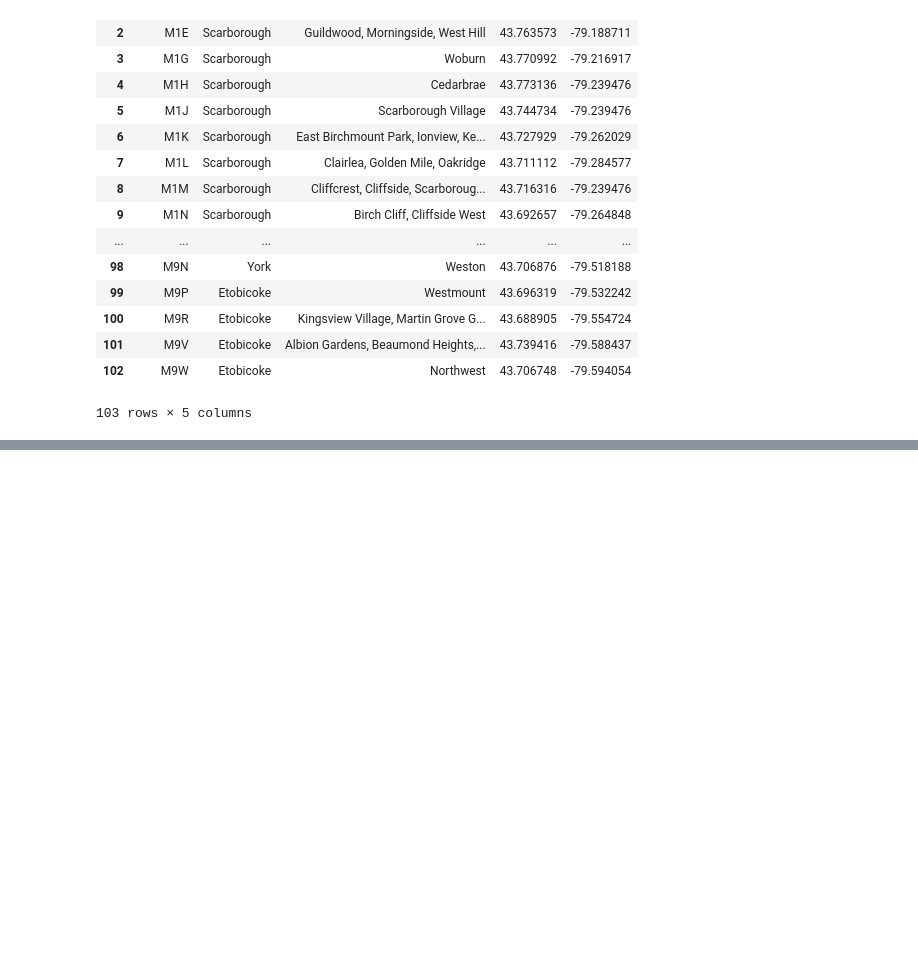
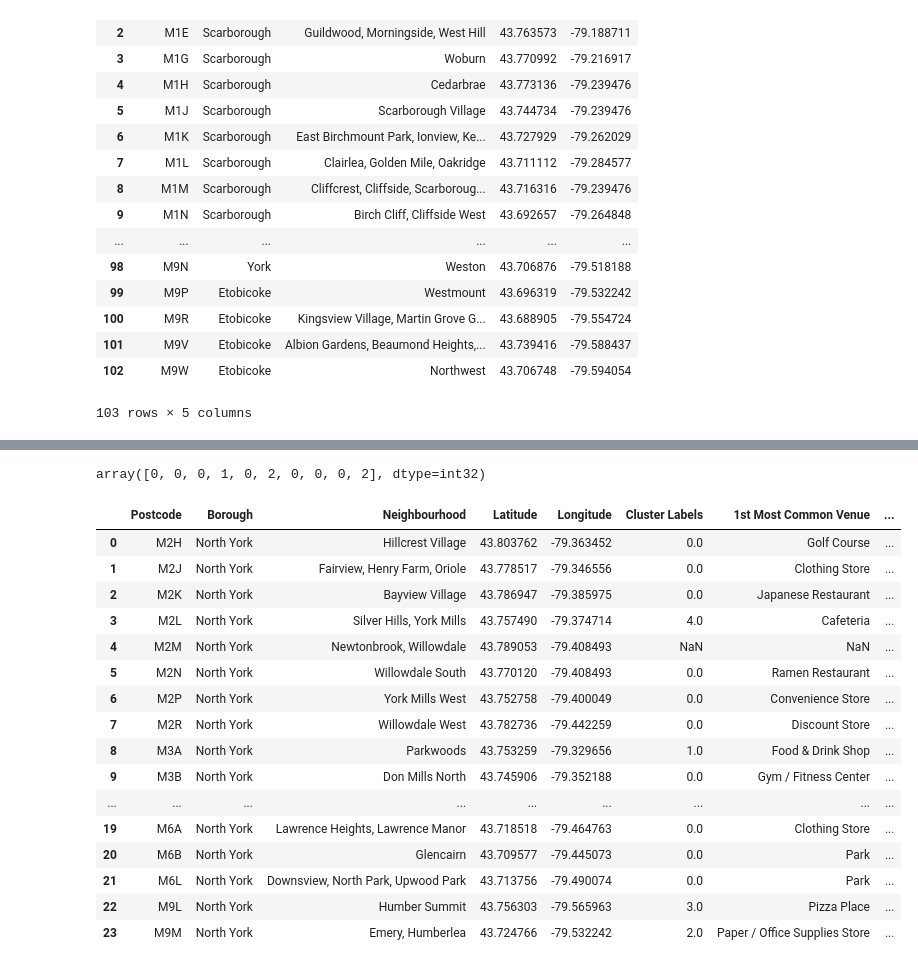
Before and after one commit to lfk-creator/Segmenting-and-Clustering-Neighborhoods-in-Toronto, a Jupyter notebook: Segmenting and Clustering Neighborhoods.ipynb, the cells around one changed output, grey strips where cells are left out. Drawn from its saved outputs; the diff is of its cells as text; code cells hidden in the pictures; blank space fills up the shorter version.

```diff
--- a/Segmenting and Clustering Neighborhoods.ipynb
+++ b/Segmenting and Clustering Neighborhoods.ipynb
@@ -80,0 +333,3 @@ df.head(103)
+# %%
+nyork_grouped = nyork_onehot.groupby('Neighbourhood').mean().reset_index()
+nyork_grouped
@@ -80,0 +355,12 @@ df.head(103)
+# %%
+num_top_venues = 5
+
+for hood in nyork_grouped['Neighbourhood']:
+    print("----"+hood+"----")
+    temp = nyork_grouped[nyork_grouped['Neighbourhood'] == hood].T.reset_index()
+    temp.columns = ['venue','freq']
+    temp = temp.iloc[1:]
+    temp['freq'] = temp['freq'].astype(float)
+    temp = temp.round({'freq': 2})
+    print(temp.sort_values('freq', ascending=False).reset_index(drop=True).head(num_top_venues))
+    print('\n')
@@ -80,0 +385,6 @@ df.head(103)
+# %%
+def return_most_common_venues(row, num_top_venues):
+    row_categories = row.iloc[1:]
+    row_categories_sorted = row_categories.sort_values(ascending=False)
+
+    return row_categories_sorted.index.values[0:num_top_venues]
@@ -80,0 +421,44 @@ df.head(103)
+# %%
+# import k-means from clustering stage
+from sklearn.cluster import KMeans
+
+# set number of clusters
+kclusters = 5
+
+nyork_grouped_clustering = nyork_grouped.drop('Neighbourhood', 1)
+
+# run k-means clustering
+kmeans = KMeans(n_clusters=kclusters, random_state=0).fit(nyork_grouped_clustering)
+
+# check cluster labels generated for each row in the dataframe
+kmeans.labels_[0:10]
+# %% [output]
+array([0, 0, 0, 1, 0, 2, 0, 0, 0, 2], dtype=int32)
+# %%
+# add clustering labels
+neighbourhoods_venues_sorted.insert(0, 'Cluster Labels', kmeans.labels_)
+
+nyork_merged = nyork_data
+
+# merge toronto_grouped with toronto_data to add latitude/longitude for each Neighbourhood
+nyork_merged = nyork_merged.join(neighbourhoods_venues_sorted.set_index('Neighbourhood'), on='Neighbourhood')
+
+nyork_merged.head(50) # check the last columns!
+# %% [output]
+|  | Postcode | Borough | Neighbourhood | Latitude | Longitude | Cluster Labels | 1st Most Common Venue | ... |
+| 0 | M2H | North York | Hillcrest Village | 43.803762 | -79.363452 | 0.0 | Golf Course | ... |
+| 1 | M2J | North York | Fairview, Henry Farm, Oriole | 43.778517 | -79.346556 | 0.0 | Clothing Store | ... |
+| 2 | M2K | North York | Bayview Village | 43.786947 | -79.385975 | 0.0 | Japanese Restaurant | ... |
+| 3 | M2L | North York | Silver Hills, York Mills | 43.757490 | -79.374714 | 4.0 | Cafeteria | ... |
+| 4 | M2M | North York | Newtonbrook, Willowdale | 43.789053 | -79.408493 | NaN | NaN | ... |
+| 5 | M2N | North York | Willowdale South | 43.770120 | -79.408493 | 0.0 | Ramen Restaurant | ... |
+| 6 | M2P | North York | York Mills West | 43.752758 | -79.400049 | 0.0 | Convenience Store | ... |
+| 7 | M2R | North York | Willowdale West | 43.782736 | -79.442259 | 0.0 | Discount Store | ... |
+| 8 | M3A | North York | Parkwoods | 43.753259 | -79.329656 | 1.0 | Food & Drink Shop | ... |
+| 9 | M3B | North York | Don Mills North | 43.745906 | -79.352188 | 0.0 | Gym / Fitness Center | ... |
+| ... | ... | ... | ... | ... | ... | ... | ... | ... |
+| 19 | M6A | North York | Lawrence Heights, Lawrence Manor | 43.718518 | -79.464763 | 0.0 | Clothing Store | ... |
+| 20 | M6B | North York | Glencairn | 43.709577 | -79.445073 | 0.0 | Park | ... |
+| 21 | M6L | North York | Downsview, North Park, Upwood Park | 43.713756 | -79.490074 | 0.0 | Park | ... |
+| 22 | M9L | North York | Humber Summit | 43.756303 | -79.565963 | 3.0 | Pizza Place | ... |
+| 23 | M9M | North York | Emery, Humberlea | 43.724766 | -79.532242 | 2.0 | Paper / Office Supplies Store | ... |
```
Also changed, not shown: parts of 29 cells of this notebook.
